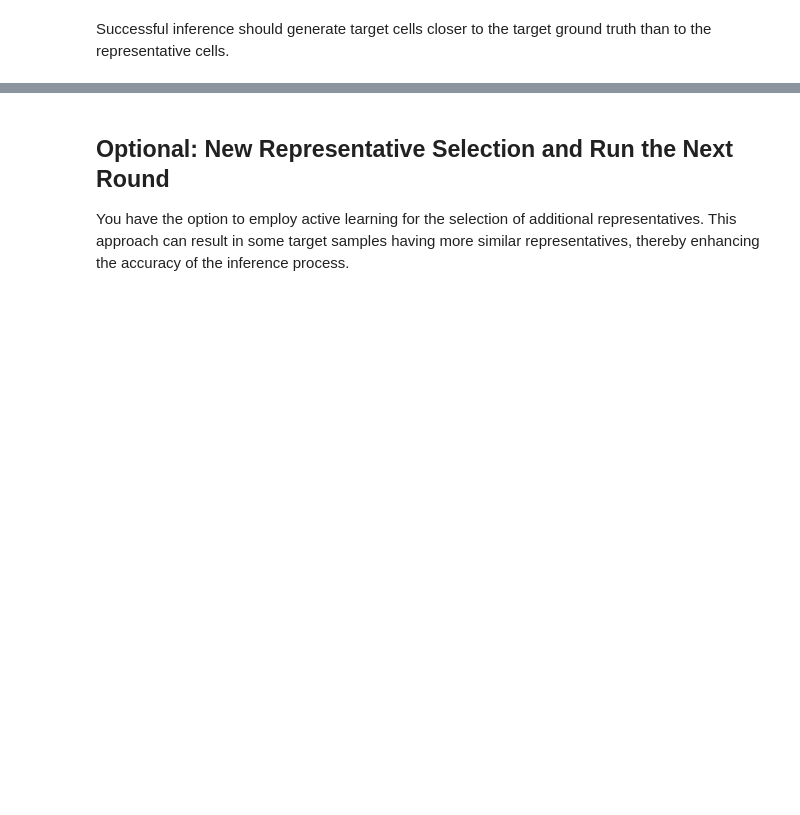
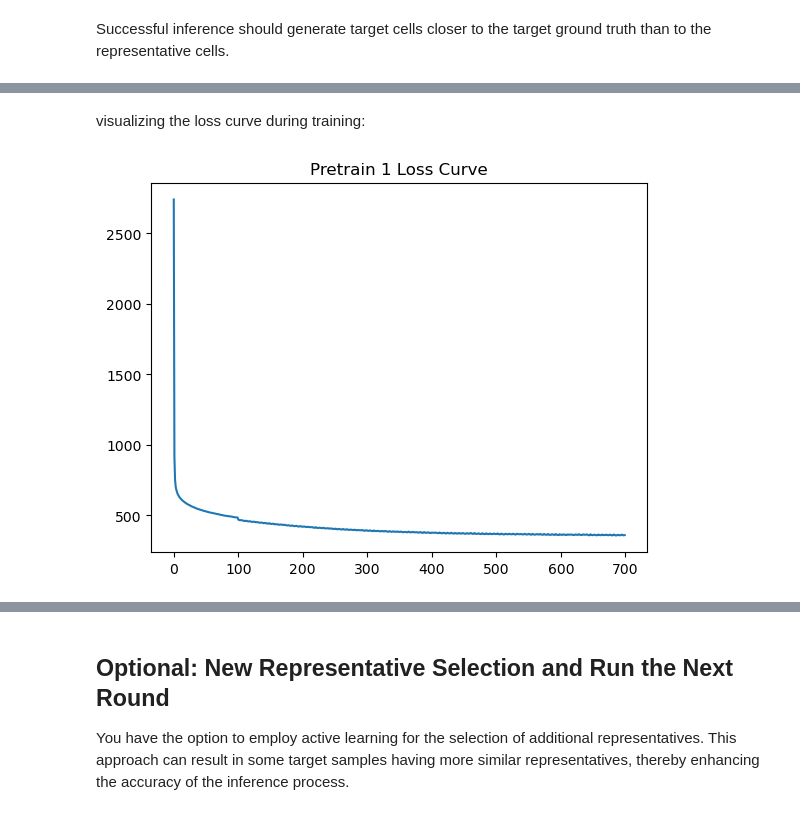
Before and after one commit to mcgilldinglab/scSemiProfiler, a Jupyter notebook: example.ipynb, the cells around one changed output, grey strips where cells are left out. Saved outputs shown, nothing was run; the diff lists cells and outputs as text; code cells hidden in the pictures; blank space fills up the shorter version.

```diff
--- a/example.ipynb
+++ b/example.ipynb
@@ -206,0 +318,7 @@ visualize_inferred(name, sids, 0, repres, cl)
+# %% [markdown]
+visualizing the loss curve during training:
+# %%
+# select a representative and check pretrain 1 loss curve
+loss_curve(name, reprepid='BGCV09_CV0279',tgtpid=None,stage=1) # or loss_curve(name, sids, reprepid=6,tgtpid=None,stage=1)
+# %% [output]
+[figure, added]
```
Also changed, not shown: parts of 11 cells of this notebook, 5 other files.
